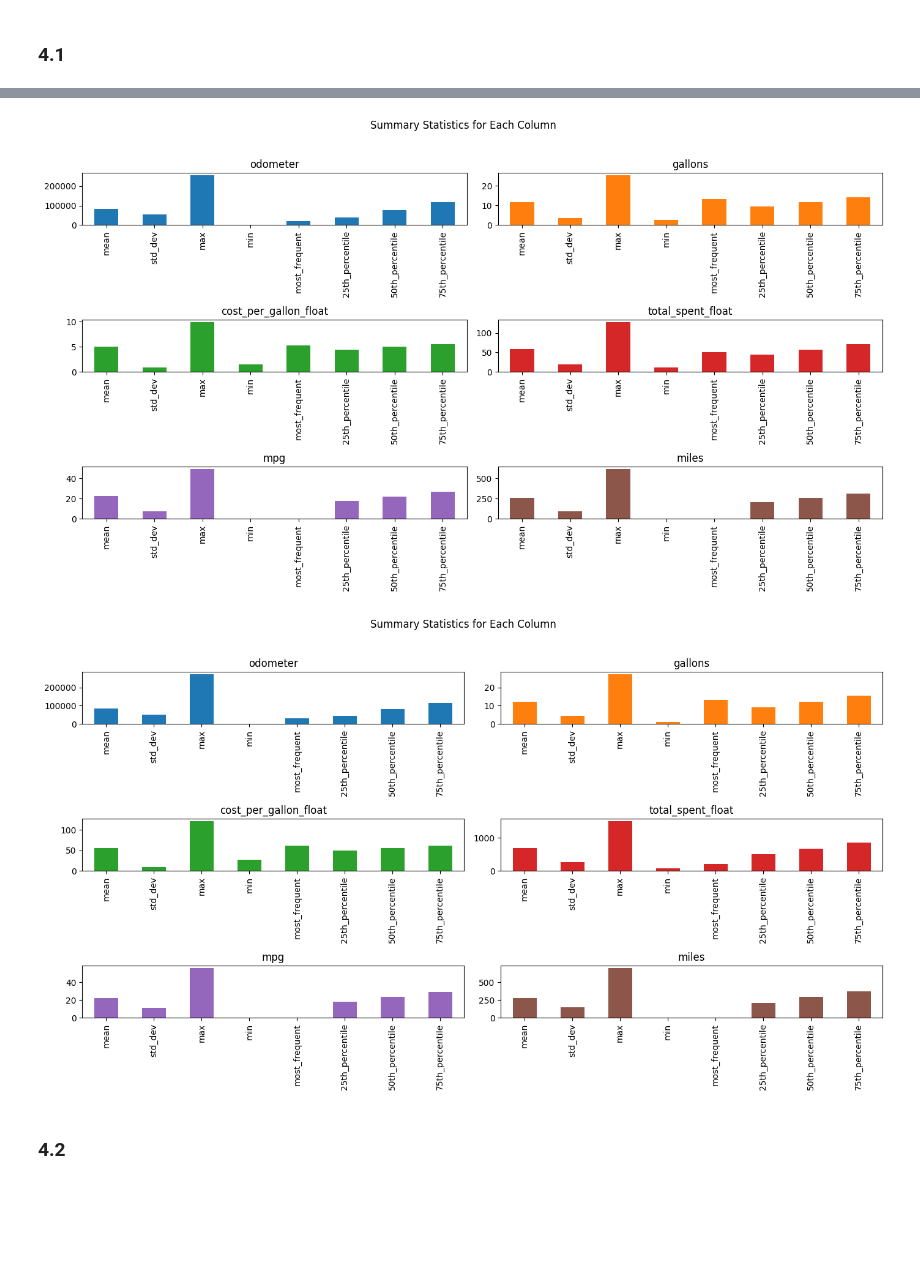
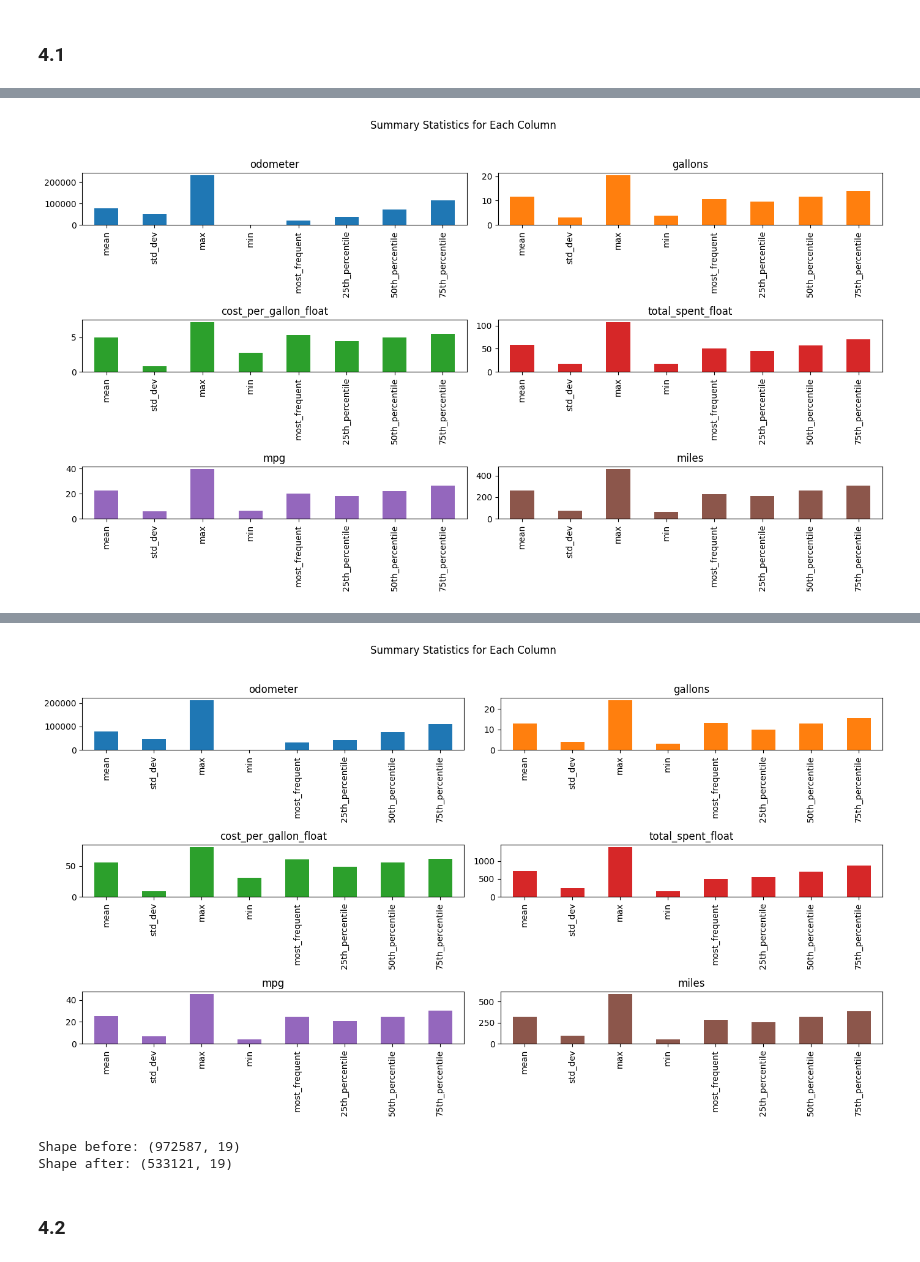
Before and after one commit to TumiJourdan/IDVE-Assignments, a Jupyter notebook: Assignment 1/main.ipynb, the cells around one changed output, grey strips where cells are left out. Saved outputs shown, nothing was run; the diff lists cells and outputs as text; code cells hidden in the pictures; blank space fills up the shorter version.

Commit message:
Added iqr
added iqrr to cleaning

```diff
--- a/Assignment 1/main.ipynb
+++ b/Assignment 1/main.ipynb
@@ -580,7 +575,7 @@ KeyError: '[nan] not in index'
 
 # Question 4.1
 # 4.1.1 Identify the top 5 currencies by number of transactions
-filtered_df = df.dropna()
+filtered_df = df.dropna().copy()
 currency_counts = filtered_df['currency'].value_counts()
 print(currency_counts)
 
@@ -614,7 +609,7 @@ from pyod.models.iforest import IForest
 from sklearn.decomposition import PCA
 
 
-def clean_data(pyod_model,df_in,top_5_currencies,columns= ['odometer', 'gallons', 'cost_per_gallon_float', 'total_spent_float', 'mpg', 'miles']):
+def clean_iforest(df_in,top_5_currencies,columns= ['odometer', 'gallons', 'cost_per_gallon_float', 'total_spent_float', 'mpg', 'miles']):
     df_top_5 = df_in[df_in['currency'].isin(top_5_currencies)]
     temp_df = df_in.copy()
     for country in top_5_currencies:
@@ -623,13 +618,13 @@ def clean_data(pyod_model,df_in,top_5_currencies,columns= ['odometer', 'gallons'
         country_df = df_top_5.loc[df_top_5['currency'] == country]
         numerical_df = country_df[columns].copy()
         numerical_df.fillna(0, inplace=True)
-
+        iso_forest = IForest(contamination=0.3, random_state=42)
         # Initialize and fit IFOREST
-        pyod_model.fit(numerical_df)
+        iso_forest.fit(numerical_df)
 
         # Step 3: Get the outlier predictions and decision function scores
-        outlier_predictions = pyod_model.predict(numerical_df)
-        outlier_scores = pyod_model.decision_function(numerical_df)
+        outlier_predictions = iso_forest.predict(numerical_df)
+        outlier_scores = iso_forest.decision_function(numerical_df)
 
         # Step 4: Perform PCA for 2D visualization
         outlier_indices = numerical_df.index[outlier_predictions == 1]
@@ -664,7 +659,28 @@ def clean_abod_chunking(df_in,top_5_currencies,columns= ['odometer', 'gallons',
             temp_df = temp_df.drop(index=outlier_indices)
     return temp_df
 
-######## Debugging ###############
+def clean_IQR(df_in, columns= ['odometer', 'gallons', 'cost_per_gallon_float', 'total_spent_float', 'mpg', 'miles']):
+    df_top_5 = df_in[df_in['currency'].isin(top_5_currencies)]
+    temp_df = df_in.copy()
+
+    for country in top_5_currencies:
+        # Filter the DataFrame for the current currency
+        country_df = df_top_5.loc[df_top_5['currency'] == country]
+
+        for column in columns:
+            Q1 = float(country_df[column].quantile(0.25))
+            Q3 = float(country_df[column].quantile(0.75))
+            IQR = Q3 - Q1
+            lower_bound = Q1 - 1.5 * IQR
+            upper_bound = Q3 + 1.5 * IQR
+
+            # Filter the data based on the calculated bounds
+            country_df = country_df[(country_df[column] >= lower_bound) & (country_df[column] <= upper_bound)]
+        # Update temp_df with the filtered country_df
+        temp_df = pd.concat([temp_df[temp_df['currency'] != country], country_df], ignore_index=True)
+
+    return temp_df
+
 def Debug_by_Currency(top_5_currencies_in,df_in, columns = ['odometer', 'gallons', 'cost_per_gallon_float', 'total_spent_float', 'mpg', 'miles']):
 
     # get all that are in top 5 currencies
@@ -673,6 +689,7 @@ def Debug_by_Currency(top_5_currencies_in,df_in, columns = ['odometer', 'gallons
 
     for country in top_5_currencies_in:
         df_selected = df_top_5[df_top_5['currency'] == country]
+        print("Count = ", df_selected['odometer'].count())
         df_selected = df_selected[columns]
         statistics = {
             'mean': df_selected.mean(),
@@ -692,11 +709,19 @@ def Debug_by_Currency(top_5_currencies_in,df_in, columns = ['odometer', 'gallons
         plt.show()
 
 
+shape_before = df[df['currency'].isin(top_5_currencies)]
+# clean with isoforest
+iso_forest = IForest(contamination=0.3, random_state=42)
+temp_df = clean_iforest(df,top_5_currencies)
+# clean with iqr
+temp_df = clean_IQR(temp_df)
+### Debugging ####
+Debug_by_Currency(top_5_currencies,temp_df)
+##################
+df_top_5_cleaned = temp_df[temp_df['currency'].isin(top_5_currencies)]
 
-iso_forest = IForest(contamination=0.2, random_state=42)
+# df = df_top_5_cleaned
 
-temp_df = clean_data(iso_forest,df,top_5_currencies)
-
-Debug_by_Currency(top_5_currencies,temp_df)
-df_top_5_cleaned = temp_df[temp_df['currency'].isin(top_5_currencies)]
+print("Shape before:",shape_before.shape)
+print("Shape after:",df_top_5_cleaned.shape)
 # %% [output]
@@ -770,0 +735 @@ country_df :  CA$
+[figure, new version]
@@ -791,5 +737,6 @@ country_df :  R
-[figure, old version]
-[figure, old version]
+[figure, new version]
+Shape before: (972587, 19)
+Shape after: (533121, 19)
 # %% [markdown]
 ### 4.2 ###
 # %%
```
Also changed, not shown: parts of 9 cells of this notebook.
